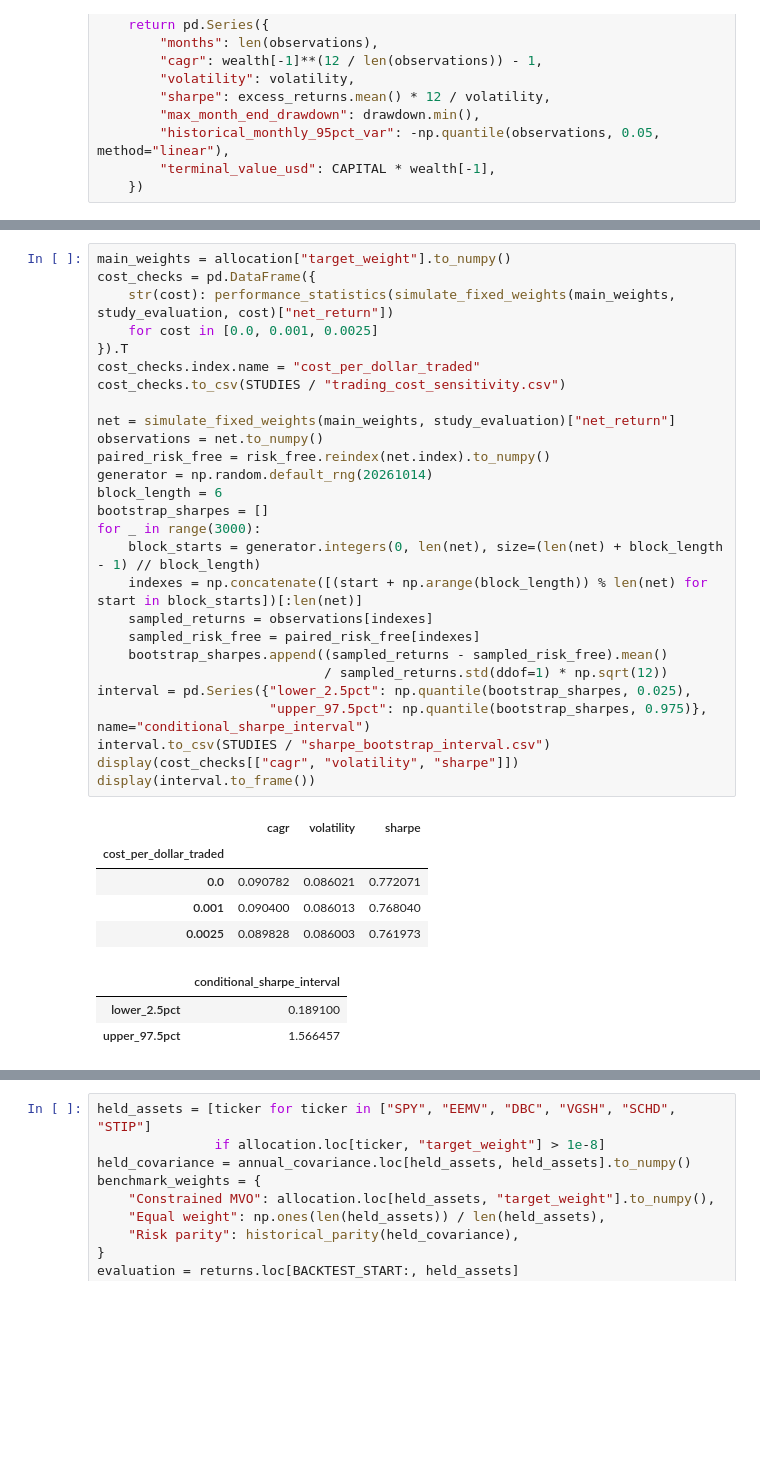
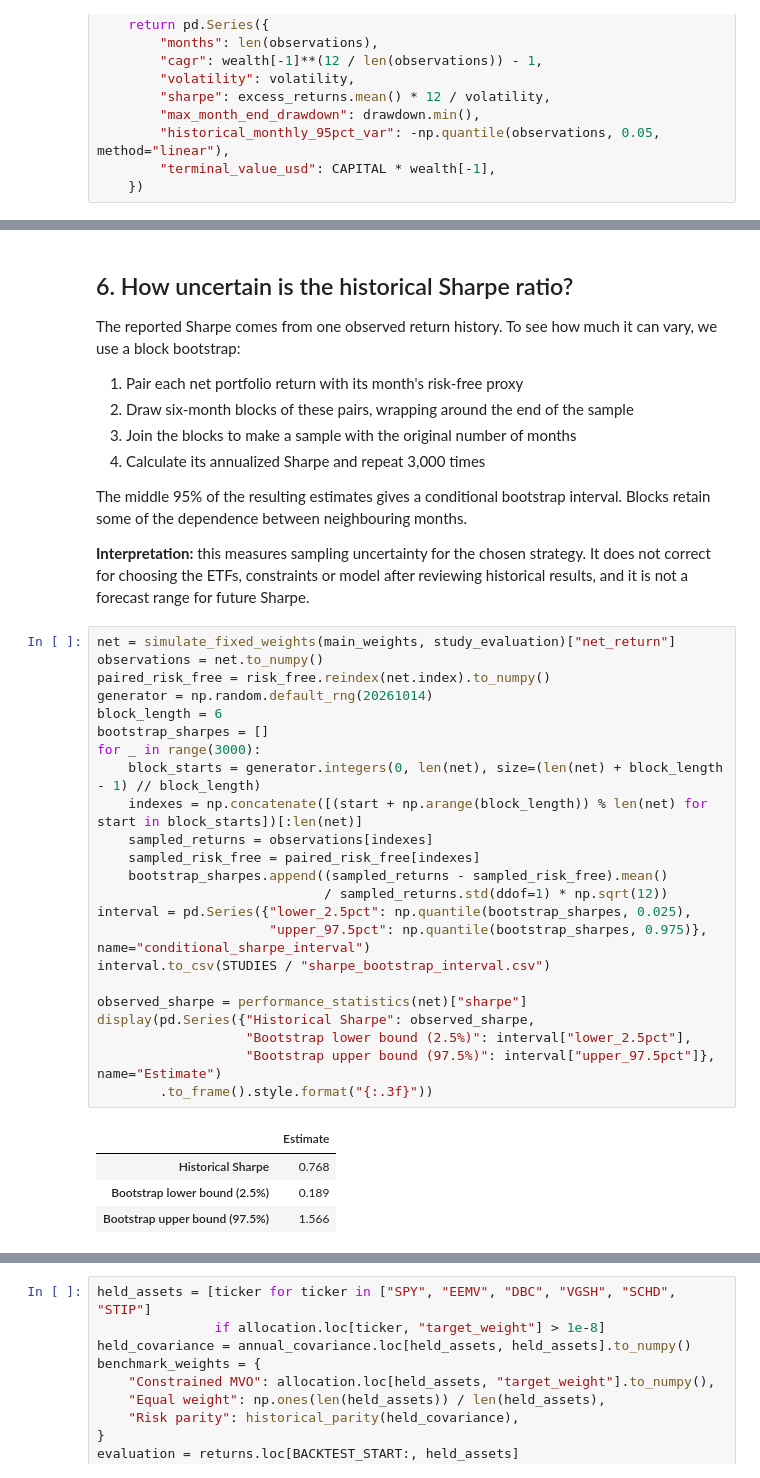
Before and after one commit to kybeka/meridian-capital, a Jupyter notebook: research/round-1/supplementary_studies.ipynb, the cells around one changed output, grey strips where cells are left out. Drawn from its saved outputs; the diff is of its cells as text; blank space fills up the shorter version.

```diff
--- a/research/round-1/supplementary_studies.ipynb
+++ b/research/round-1/supplementary_studies.ipynb
@@ -486,36 +716,41 @@ display(allocation.style.format({"exact_weight": "{:.6%}", "target_weight": "{:.
+# %% [markdown]
+## 6. How uncertain is the historical Sharpe ratio?
+
+The reported Sharpe comes from one observed return history. To see how much it can vary, we use a block bootstrap:
+
+1. Pair each net portfolio return with its month's risk-free proxy
+2. Draw six-month blocks of these pairs, wrapping around the end of the sample
+3. Join the blocks to make a sample with the original number of months
+4. Calculate its annualized Sharpe and repeat 3,000 times
+
+The middle 95% of the resulting estimates gives a conditional bootstrap interval. Blocks retain some of the dependence between neighbouring months.
+
+**Interpretation:** this measures sampling uncertainty for the chosen strategy. It does not correct for choosing the ETFs, constraints or model after reviewing historical results, and it is not a forecast range for future Sharpe.
 # %%
-main_weights = allocation["target_weight"].to_numpy()
-cost_checks = pd.DataFrame({
-    str(cost): performance_statistics(simulate_fixed_weights(main_weights, study_evaluation, cost)["net_return"])
-    for cost in [0.0, 0.001, 0.0025]
-}).T
-cost_checks.index.name = "cost_per_dollar_traded"
-cost_checks.to_csv(STUDIES / "trading_cost_sensitivity.csv")
-
 net = simulate_fixed_weights(main_weights, study_evaluation)["net_return"]
 observations = net.to_numpy()
 paired_risk_free = risk_free.reindex(net.index).to_numpy()
 generator = np.random.default_rng(20261014)
 block_length = 6
 bootstrap_sharpes = []
 for _ in range(3000):
     block_starts = generator.integers(0, len(net), size=(len(net) + block_length - 1) // block_length)
     indexes = np.concatenate([(start + np.arange(block_length)) % len(net) for start in block_starts])[:len(net)]
     sampled_returns = observations[indexes]
     sampled_risk_free = paired_risk_free[indexes]
     bootstrap_sharpes.append((sampled_returns - sampled_risk_free).mean()
                              / sampled_returns.std(ddof=1) * np.sqrt(12))
 interval = pd.Series({"lower_2.5pct": np.quantile(bootstrap_sharpes, 0.025),
                       "upper_97.5pct": np.quantile(bootstrap_sharpes, 0.975)}, name="conditional_sharpe_interval")
 interval.to_csv(STUDIES / "sharpe_bootstrap_interval.csv")
-display(cost_checks[["cagr", "volatility", "sharpe"]])
-display(interval.to_frame())
+
+observed_sharpe = performance_statistics(net)["sharpe"]
+display(pd.Series({"Historical Sharpe": observed_sharpe,
+                   "Bootstrap lower bound (2.5%)": interval["lower_2.5pct"],
+                   "Bootstrap upper bound (97.5%)": interval["upper_97.5pct"]}, name="Estimate")
+        .to_frame().style.format("{:.3f}"))
 # %% [output]
-|  | cagr | volatility | sharpe |
-| cost_per_dollar_traded |  |  |  |
-| 0.0 | 0.090782 | 0.086021 | 0.772071 |
-| 0.001 | 0.090400 | 0.086013 | 0.768040 |
-| 0.0025 | 0.089828 | 0.086003 | 0.761973 |
+|  | Estimate |
+| Historical Sharpe | 0.768 |
+| Bootstrap lower bound (2.5%) | 0.189 |
+| Bootstrap upper bound (97.5%) | 1.566 |
-|  | conditional_sharpe_interval |
-| lower_2.5pct | 0.189100 |
-| upper_97.5pct | 1.566457 |
```
Also changed, not shown: parts of 41 cells of this notebook, 16 other files.
